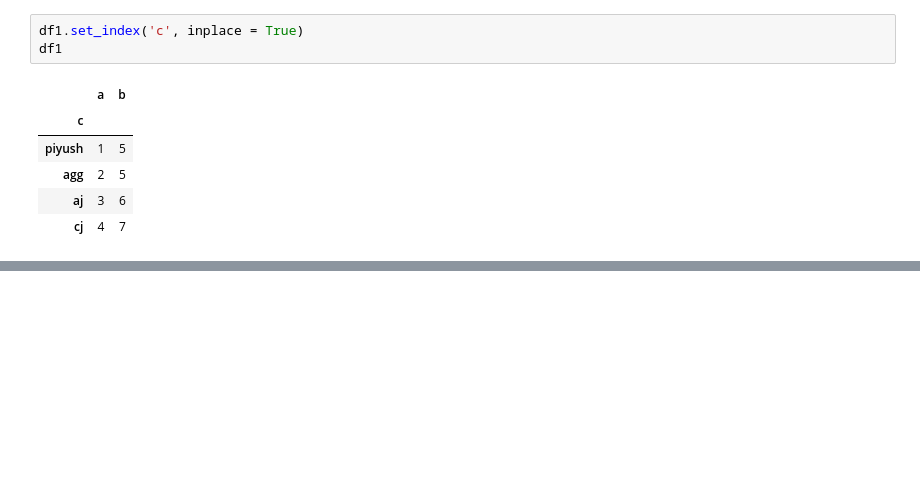
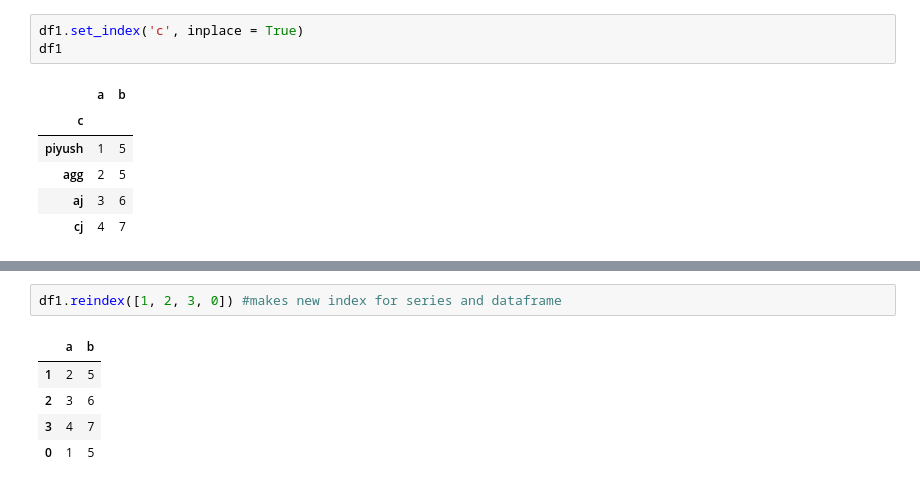
Before and after one commit to Piyush6678/pwDataScience, a Jupyter notebook: class/python/pandas/pandasAdvance3.ipynb, the cells around one changed output, grey strips where cells are left out. Saved outputs shown, nothing was run; the diff lists cells and outputs as text; blank space fills up the shorter version.

```diff
--- a/class/python/pandas/pandasAdvance3.ipynb
+++ b/class/python/pandas/pandasAdvance3.ipynb
@@ -298,0 +300,8 @@ df1
+# %%
+df1.reindex([1, 2, 3, 0]) #makes new index for series and dataframe
+# %% [output]
+|  | a | b |
+| 1 | 2 | 5 |
+| 2 | 3 | 6 |
+| 3 | 4 | 7 |
+| 0 | 1 | 5 |
```
Also changed, not shown: parts of 12 cells of this notebook, 8 other files.
